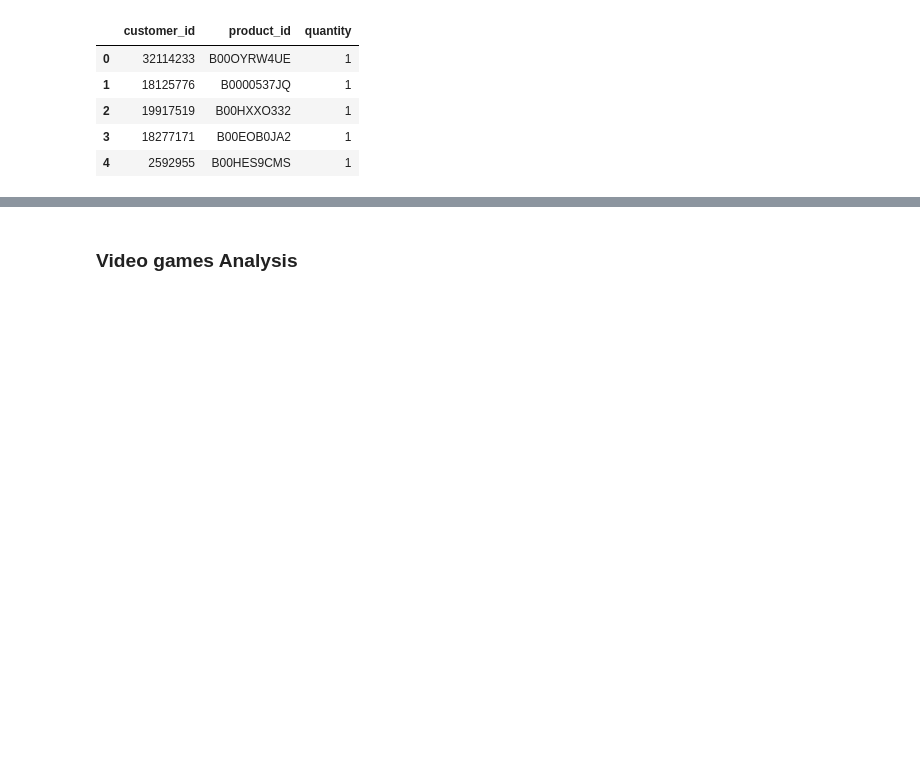
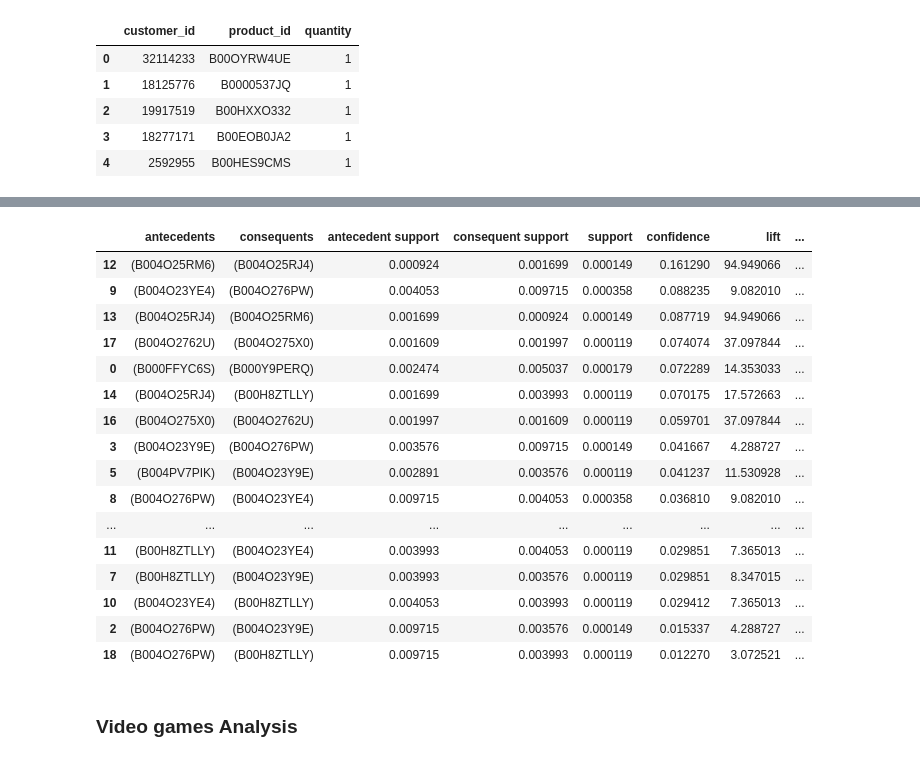
Before and after one commit to jbenasuli/consumer_behavior, a Jupyter notebook: ML_Apriori_Algorithm_Part2.ipynb, the cells around one changed output, grey strips where cells are left out. Cells and saved outputs as stored; diff of their text form; code cells hidden in the pictures; blank space fills up the shorter version.

Commit message:
updates to apriori model part II

```diff
--- a/ML_Apriori_Algorithm_Part2.ipynb
+++ b/ML_Apriori_Algorithm_Part2.ipynb
@@ -184,8 +196,26 @@ MemoryError: Unable to allocate 66.0 GiB for an array with shape (124750, 2, 354
+# %%
+# Apriori association results table and confidence levels.
+apriori_rules_pcare = association_rules(item_association_pcare, metric="lift", min_threshold=1)
 # %%
-# Apriori association results table and confidence levels.
-apriori_rules_pcare = association_rules(item_association_pcar, metric="lift", min_threshold=1)
-
 # Show output by descending order of confidence level
 apriori_rules_pcare = apriori_rules_pcare.sort_values(["confidence"], ascending=False)
 apriori_rules_pcare
+# %% [output]
+|  | antecedents | consequents | antecedent support | consequent support | support | confidence | lift | ... |
+| 12 | (B004O25RM6) | (B004O25RJ4) | 0.000924 | 0.001699 | 0.000149 | 0.161290 | 94.949066 | ... |
+| 9 | (B004O23YE4) | (B004O276PW) | 0.004053 | 0.009715 | 0.000358 | 0.088235 | 9.082010 | ... |
+| 13 | (B004O25RJ4) | (B004O25RM6) | 0.001699 | 0.000924 | 0.000149 | 0.087719 | 94.949066 | ... |
+| 17 | (B004O2762U) | (B004O275X0) | 0.001609 | 0.001997 | 0.000119 | 0.074074 | 37.097844 | ... |
+| 0 | (B000FFYC6S) | (B000Y9PERQ) | 0.002474 | 0.005037 | 0.000179 | 0.072289 | 14.353033 | ... |
+| 14 | (B004O25RJ4) | (B00H8ZTLLY) | 0.001699 | 0.003993 | 0.000119 | 0.070175 | 17.572663 | ... |
+| 16 | (B004O275X0) | (B004O2762U) | 0.001997 | 0.001609 | 0.000119 | 0.059701 | 37.097844 | ... |
+| 3 | (B004O23Y9E) | (B004O276PW) | 0.003576 | 0.009715 | 0.000149 | 0.041667 | 4.288727 | ... |
+| 5 | (B004PV7PIK) | (B004O23Y9E) | 0.002891 | 0.003576 | 0.000119 | 0.041237 | 11.530928 | ... |
+| 8 | (B004O276PW) | (B004O23YE4) | 0.009715 | 0.004053 | 0.000358 | 0.036810 | 9.082010 | ... |
+| ... | ... | ... | ... | ... | ... | ... | ... | ... |
+| 11 | (B00H8ZTLLY) | (B004O23YE4) | 0.003993 | 0.004053 | 0.000119 | 0.029851 | 7.365013 | ... |
+| 7 | (B00H8ZTLLY) | (B004O23Y9E) | 0.003993 | 0.003576 | 0.000119 | 0.029851 | 8.347015 | ... |
+| 10 | (B004O23YE4) | (B00H8ZTLLY) | 0.004053 | 0.003993 | 0.000119 | 0.029412 | 7.365013 | ... |
+| 2 | (B004O276PW) | (B004O23Y9E) | 0.009715 | 0.003576 | 0.000149 | 0.015337 | 4.288727 | ... |
+| 18 | (B004O276PW) | (B00H8ZTLLY) | 0.009715 | 0.003993 | 0.000119 | 0.012270 | 3.072521 | ... |
 # %%
```
Also changed, not shown: parts of 10 cells of this notebook.
